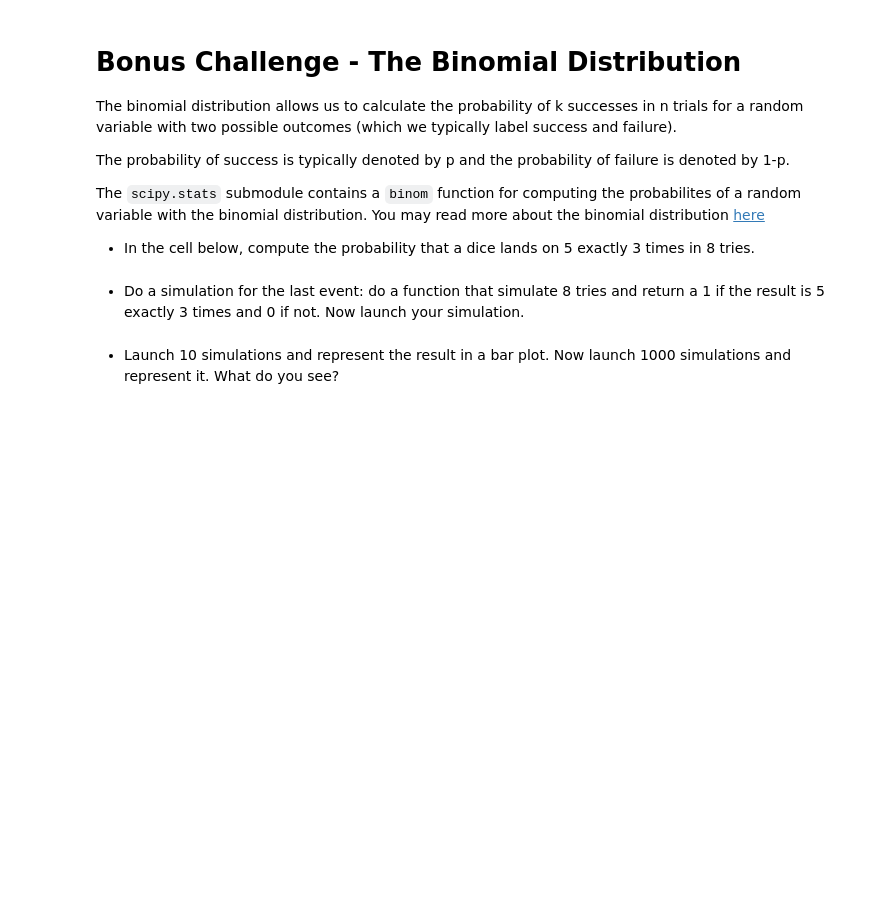
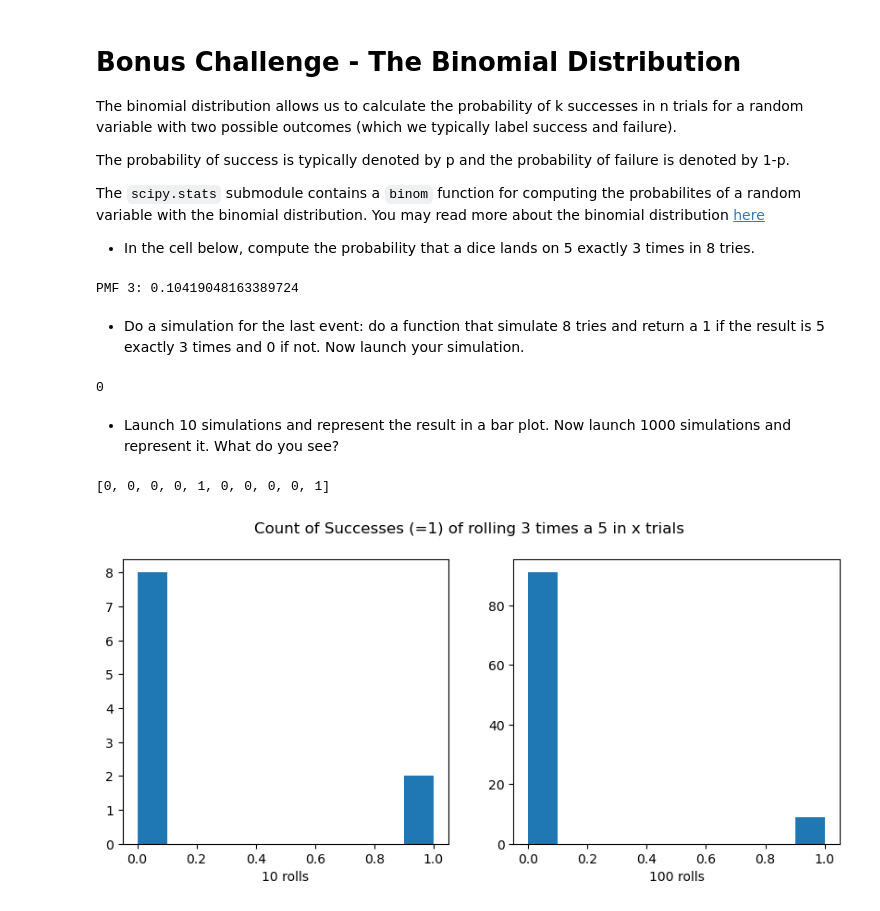
Before and after one commit to ta-data-lis/lab-intro-to-scipy, a Jupyter notebook: your-code/main.ipynb, the cells around one changed output. Drawn from its saved outputs; the diff is of its cells as text; code cells hidden in the pictures; blank space fills up the shorter version.

```diff
--- a/your-code/main.ipynb
+++ b/your-code/main.ipynb
@@ -59,0 +121,6 @@ In the cell below, import the `interp1d` function from `scipy.interpolate` and f
+# %%
+i = 0
+while i< 10:
+    ks_sample = data.sample(10, replace=False)
+    i = ks_sample["backers"].nunique() #10 -> all good
+    print(i)
@@ -99,2 +199,12 @@ The `scipy.stats` submodule contains a `binom` function for computing the probab
+# %%
+p = 1/6 #prob for throwing 1 number in a dice
+n = 8  #how many dicerolls
+
+binomial_dist = binom(n,p)
+
+print("PMF 3:", binomial_dist.pmf(3)) #probability of exactly 3 times getting one number
+#Probability is at 10%.
+# %% [output]
+PMF 3: 0.10419048163389724
 # %% [markdown]
 * Do a simulation for the last event: do a function that simulate 8 tries and return a 1 if the result is 5 exactly 3 times and 0 if not. Now launch your simulation.
@@ -103,2 +211,19 @@ The `scipy.stats` submodule contains a `binom` function for computing the probab
+# %%
+# Your code here:
+def dice8rolls():
+    p = 1/6 #prob for throwing 1 number in a dice
+    n = 8  #how many dicerolls
+    binomial_dist = binom(n,p)
+    trial = binomial_dist.rvs(1) #run 1 trial, result is how often one number (e.g. 5) was rolled.
+    if trial == 3:
+        return 1
+    else:
+        return 0
+
+
+#do the 8 dice rolls one time:
+dice8rolls()
+# %% [output]
+0
 # %% [markdown]
 * Launch 10 simulations and represent the result in a bar plot. Now launch 1000 simulations and represent it. What do you see?
@@ -106,0 +230,18 @@ The `scipy.stats` submodule contains a `binom` function for computing the probab
+# %%
+# Your code here:
+dicerolls_10 = [dice8rolls() for i in range(10)]
+dicerolls_100 = [dice8rolls() for i in range(100)]
+dicerolls_10
+# %% [output]
+[0, 0, 0, 0, 1, 0, 0, 0, 0, 1]
+# %%
+plot_options, (chart_1, chart_2) = plt.subplots(1,2, figsize=(10,4))
+x = np.arange(5)
+plot_options.suptitle("Count of Successes (=1) of rolling 3 times a 5 in x trials")
+chart_1.hist(dicerolls_10, align='mid')
+chart_1.set_xlabel("10 rolls")
+chart_2.hist(dicerolls_100, align='mid')
+chart_2.set_xlabel("100 rolls")
+plt.show()
+# %% [output]
+[figure, added]
```
Also changed, not shown: parts of 28 cells of this notebook.
